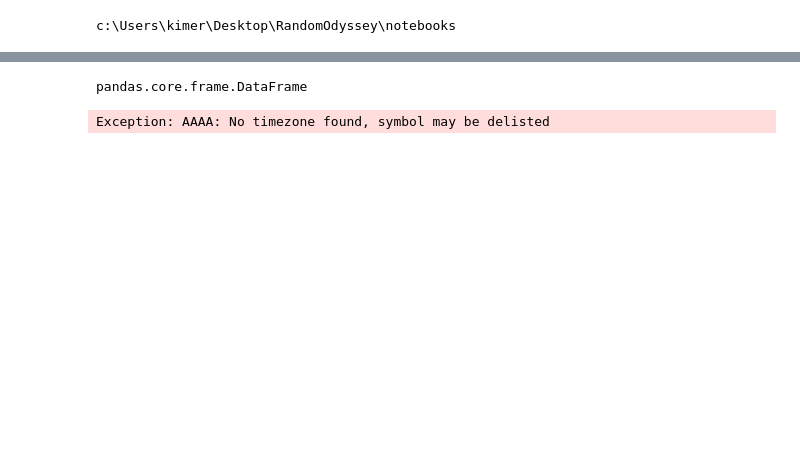
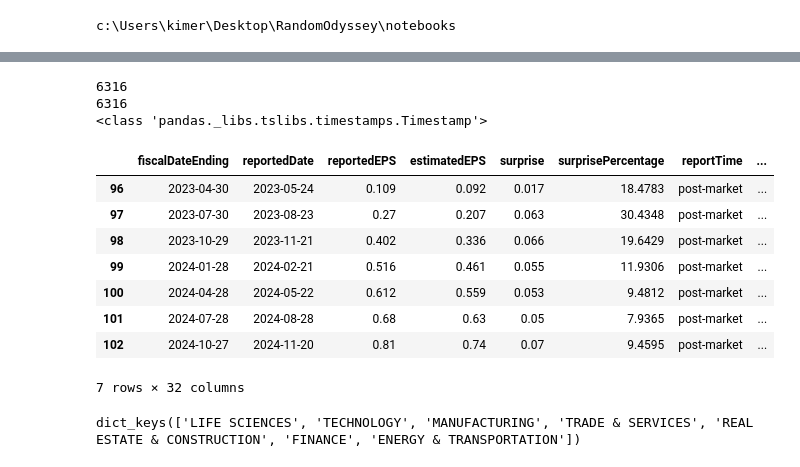
Before and after one commit to KImeriGitHub/RandomOdyssey, a Jupyter notebook: notebooks/sandbox_database.ipynb, the cells around one changed output, grey strips where cells are left out. Cells and saved outputs as stored; diff of their text form; code cells hidden in the pictures; blank space fills up the shorter version.

```diff
--- a/notebooks/sandbox_database.ipynb
+++ b/notebooks/sandbox_database.ipynb
@@ -164,23 +36,48 @@ FileNotFoundError: [Errno 2] No such file or directory: 'irm.pkl'
-# %%
-asset.volume = None
-#assetVolDict = asset.volume.to_dict() or {}
-type(pd.DataFrame(None))
-# %% [output]
-pandas.core.frame.DataFrame
-# %%
-outsourceLoader = OutsourceLoader(outsourceOperator="yfinance")
-asset: AssetData = outsourceLoader.load(ticker="irm")
-stock = yf.Ticker("aaaa")
-df=stock.history(period="max", raise_errors=True)
-df.index
-# %% [output]
-Exception: AAAA: No timezone found, symbol may be delisted
-# %%
-stock = yf.Ticker("aaaa")
-outsourceLoader = OutsourceLoader(outsourceOperator="yfinance")
-
-try:
-    asset: AssetData = outsourceLoader.load(ticker="AAAA", raise_error=True)
-except TypeError:
-    pass
-#type(stock.history(period="max"))
+# %%
+assets=AssetFileInOut("../src/stockGroups/bin").loadDictFromFile("group_american_over20years")
+
+# Convert to Polars for speedup
+assetspl: Dict[str, AssetDataPolars] = {}
+for ticker, asset in assets.items():
+    assetspl[ticker]= AssetDataService.to_polars(asset)
+# %%
+aTick = assetspl["NVDA"]
+fin = aTick.financials_quarterly
+
+aShareprice = aTick.shareprice
+aDates = aTick.shareprice["Date"]
+aClose = aShareprice[["Date","Close"]]
+aAdjClose = aTick.adjClosePrice["AdjClose"]
+print(len(aClose))
+print(len(aAdjClose))
+
+fin[["fiscalDateEnding", "reportedDate", "reportedEPS", "estimatedEPS"]].tail()
+fin = fin.to_pandas()
+
+print(type(fin['fiscalDateEnding'].iloc[0]))
+# %% [output]
+6316
+6316
+<class 'pandas._libs.tslibs.timestamps.Timestamp'>
+# %%
+financials_quarterly = CleanData.financial_fiscalDateIncongruence(fin)
+
+financials_quarterly.tail(7)
+# %% [output]
+|  | fiscalDateEnding | reportedDate | reportedEPS | estimatedEPS | surprise | surprisePercentage | reportTime | ... |
+| 96 | 2023-04-30 | 2023-05-24 | 0.109 | 0.092 | 0.017 | 18.4783 | post-market | ... |
+| 97 | 2023-07-30 | 2023-08-23 | 0.27 | 0.207 | 0.063 | 30.4348 | post-market | ... |
+| 98 | 2023-10-29 | 2023-11-21 | 0.402 | 0.336 | 0.066 | 19.6429 | post-market | ... |
+| 99 | 2024-01-28 | 2024-02-21 | 0.516 | 0.461 | 0.055 | 11.9306 | post-market | ... |
+| 100 | 2024-04-28 | 2024-05-22 | 0.612 | 0.559 | 0.053 | 9.4812 | post-market | ... |
+| 101 | 2024-07-28 | 2024-08-28 | 0.68 | 0.63 | 0.05 | 7.9365 | post-market | ... |
+| 102 | 2024-10-27 | 2024-11-20 | 0.81 | 0.74 | 0.07 | 9.4595 | post-market | ... |
+7 rows × 32 columns
+# %%
+sectorDict = {}
+for ticker, asset in assetspl.items():
+    sectorDict[asset.sector] = asset.sector
+
+print(sectorDict.keys())
+# %% [output]
+dict_keys(['LIFE SCIENCES', 'TECHNOLOGY', 'MANUFACTURING', 'TRADE & SERVICES', 'REAL ESTATE & CONSTRUCTION', 'FINANCE', 'ENERGY & TRANSPORTATION'])
```
Also changed, not shown: parts of 10 cells of this notebook, 6 other files.
